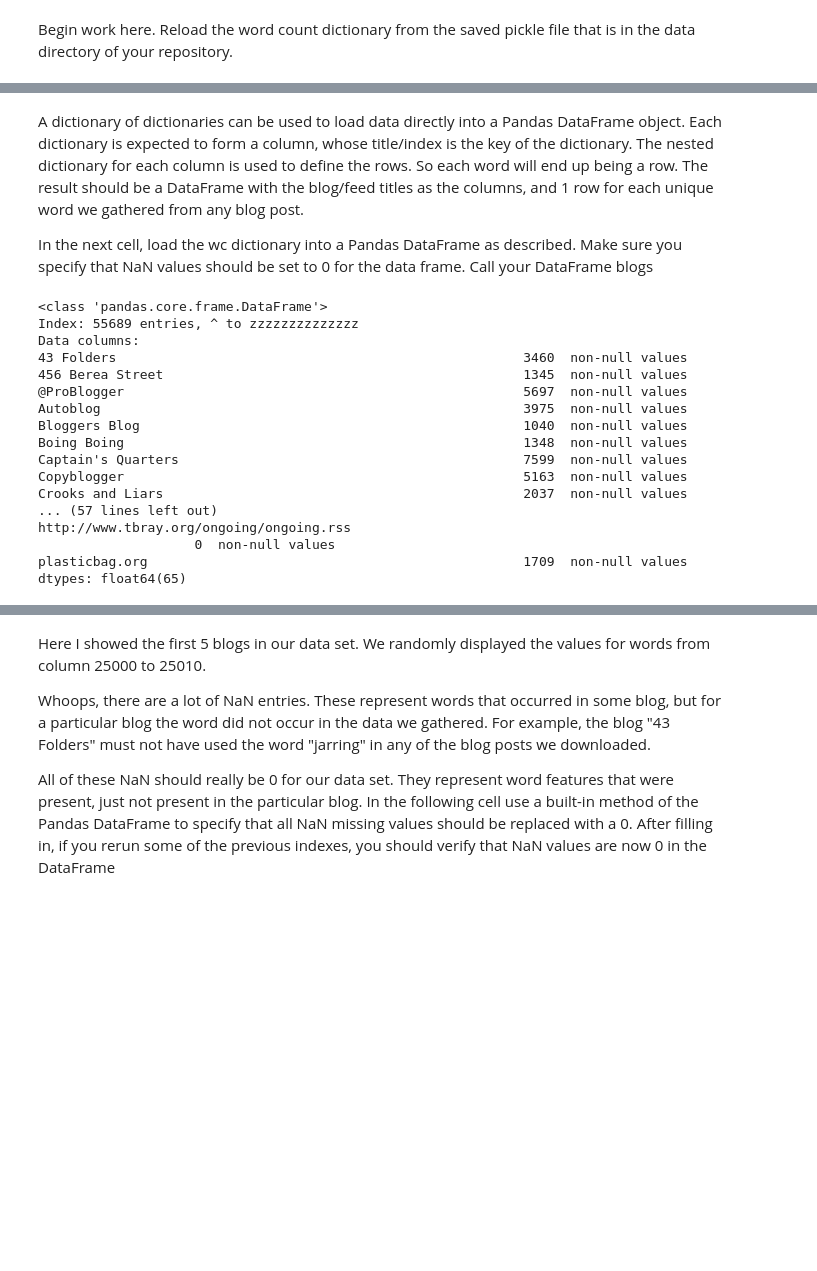
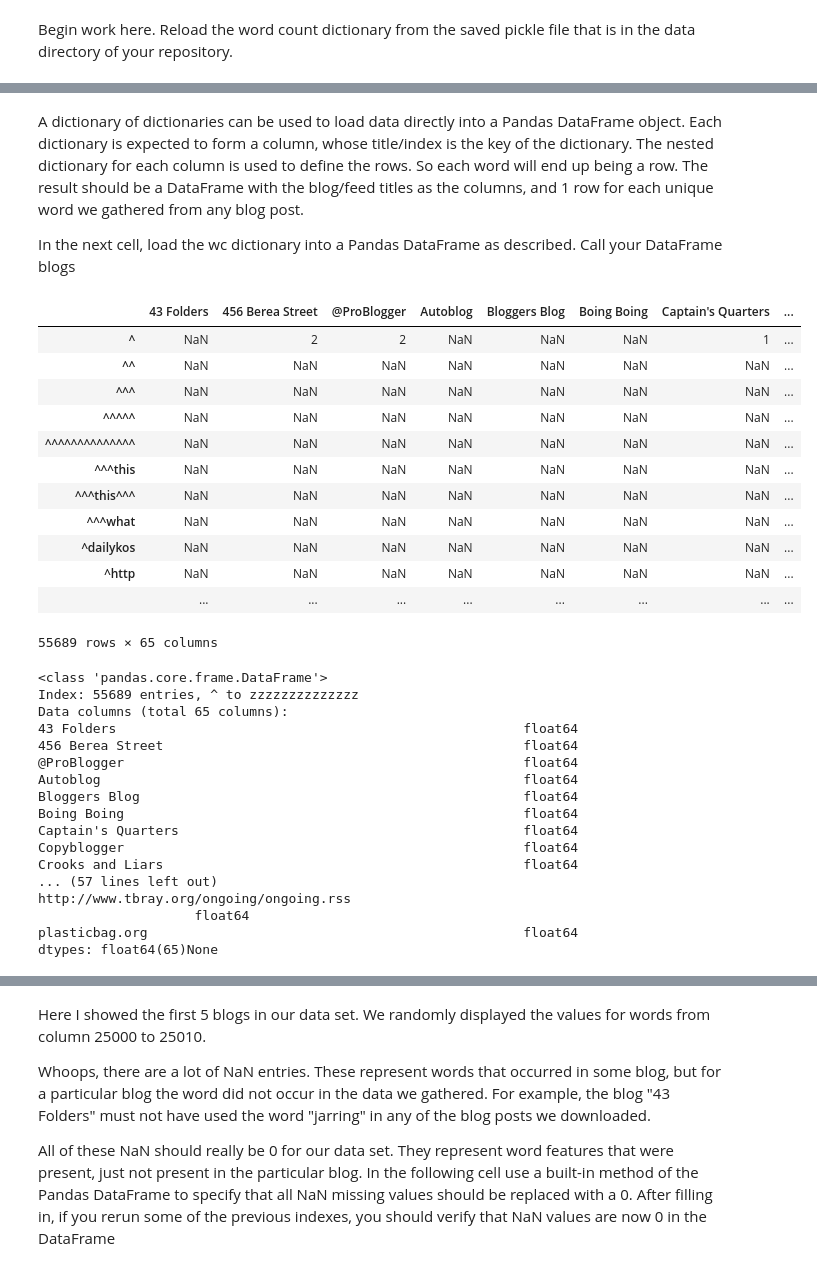
Before and after one commit to tgrasty/CSCI574-Machine-Learning, a Jupyter notebook: Assg-03-KMeans-Exercises.ipynb, the cells around one changed output, grey strips where cells are left out. Saved outputs shown, nothing was run; the diff lists cells and outputs as text; code cells hidden in the pictures; blank space fills up the shorter version.

```diff
--- a/Assg-03-KMeans-Exercises.ipynb
+++ b/Assg-03-KMeans-Exercises.ipynb
@@ -159,27 +170,42 @@ to form a column, whose title/index is the key of the dictionary.  The nested di
 rows.  So each word will end up being a row. The result should be a DataFrame with the blog/feed titles as the columns,
 and 1 row for each unique word we gathered from any blog post.
 
-In the next cell, load the wc dictionary into a Pandas DataFrame as described.  Make sure you specify that NaN values should
-be set to 0 for the data frame.  Call your DataFrame blogs
+In the next cell, load the wc dictionary into a Pandas DataFrame as described.  Call your DataFrame blogs
 # %%
 # create DataFrame from wc here, call it blogs
+# %%
+blogs
+# %% [output]
+|  | 43 Folders | 456 Berea Street | @ProBlogger | Autoblog | Bloggers Blog | Boing Boing | Captain's Quarters | ... |
+| ^ | NaN | 2 | 2 | NaN | NaN | NaN | 1 | ... |
+| ^^ | NaN | NaN | NaN | NaN | NaN | NaN | NaN | ... |
+| ^^^ | NaN | NaN | NaN | NaN | NaN | NaN | NaN | ... |
+| ^^^^^ | NaN | NaN | NaN | NaN | NaN | NaN | NaN | ... |
+| ^^^^^^^^^^^^^^ | NaN | NaN | NaN | NaN | NaN | NaN | NaN | ... |
+| ^^^this | NaN | NaN | NaN | NaN | NaN | NaN | NaN | ... |
+| ^^^this^^^ | NaN | NaN | NaN | NaN | NaN | NaN | NaN | ... |
+| ^^^what | NaN | NaN | NaN | NaN | NaN | NaN | NaN | ... |
+| ^dailykos | NaN | NaN | NaN | NaN | NaN | NaN | NaN | ... |
+| ^http | NaN | NaN | NaN | NaN | NaN | NaN | NaN | ... |
+|  | ... | ... | ... | ... | ... | ... | ... | ... |
+55689 rows × 65 columns
 # %%
-print blogs
+print blogs.info()
 # %% [output]
 <class 'pandas.core.frame.DataFrame'>
 Index: 55689 entries, ^ to zzzzzzzzzzzzzz
-Data columns:
-43 Folders                                                    3460  non-null values
-456 Berea Street                                              1345  non-null values
-@ProBlogger                                                   5697  non-null values
-Autoblog                                                      3975  non-null values
-Bloggers Blog                                                 1040  non-null values
-Boing Boing                                                   1348  non-null values
-Captain's Quarters                                            7599  non-null values
-Copyblogger                                                   5163  non-null values
-Crooks and Liars                                              2037  non-null values
+Data columns (total 65 columns):
+43 Folders                                                    float64
+456 Berea Street                                              float64
+@ProBlogger                                                   float64
+Autoblog                                                      float64
+Bloggers Blog                                                 float64
+Boing Boing                                                   float64
+Captain's Quarters                                            float64
+Copyblogger                                                   float64
+Crooks and Liars                                              float64
 ... (57 lines left out)
 http://www.tbray.org/ongoing/ongoing.rss
-                    0  non-null values
-plasticbag.org                                                1709  non-null values
-dtypes: float64(65)
+                    float64
+plasticbag.org                                                float64
+dtypes: float64(65)None
```
Also changed, not shown: parts of 57 cells of this notebook, 1 other file.
